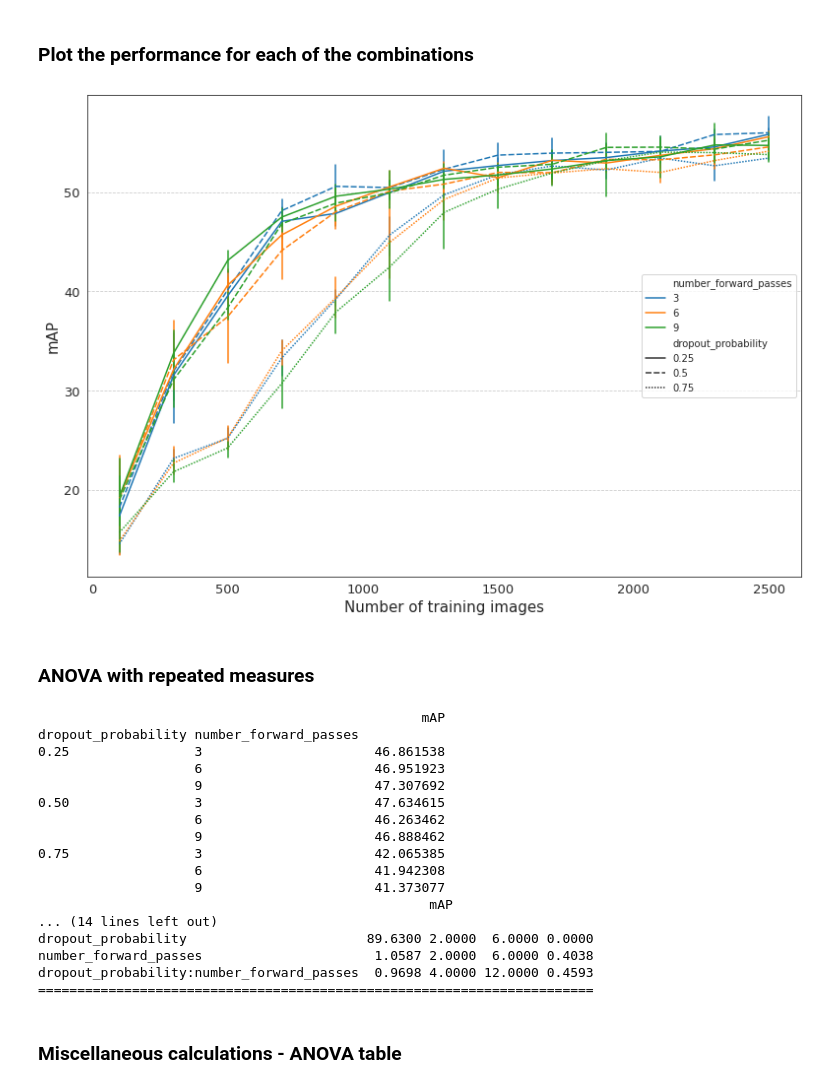
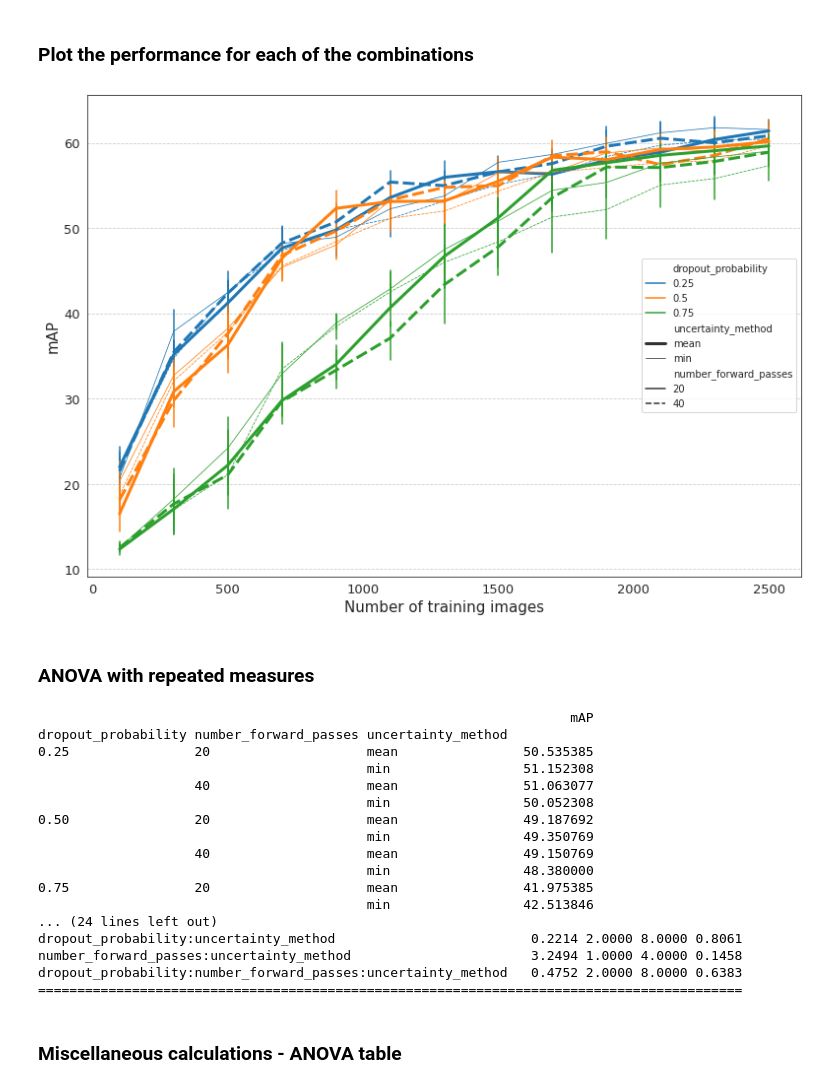
Before and after one commit to pieterblok/maskal, a Jupyter notebook: active_learning/utils/statistics_exp2.ipynb, the cells around one changed output. Drawn from its saved outputs; the diff is of its cells as text; code cells hidden in the pictures.

```diff
--- a/active_learning/utils/statistics_exp2.ipynb
+++ b/active_learning/utils/statistics_exp2.ipynb
@@ -90,22 +106,22 @@ for c in range(len(csv_files)):
 # %%
 font_size = 15
 digit_size = 13
 annot_size = 14
 
 sns.set_style("whitegrid")
 sns.set_style("white")
 f, ax = plt.subplots(figsize=(13, 9))
-# ax = sns.lineplot(x="number_images", y="mAP", hue="number_forward_passes", size="uncertainty_method", style="dropout_probability", err_style="bars", ci=95, data=df)
-ax = sns.lineplot(x="number_images", y="mAP", hue="number_forward_passes", style="dropout_probability", err_style="bars", ci=95, data=df, palette = "tab10")
+ax = sns.lineplot(x="number_images", y="mAP", style="number_forward_passes", size="uncertainty_method", hue="dropout_probability", err_style="bars", ci=95, data=df, palette = "tab10")
+#ax = sns.lineplot(x="number_images", y="mAP", hue="number_forward_passes", style="dropout_probability", err_style="bars", ci=95, data=df, palette = "tab10")
 ax.grid(which='major', axis='y', linestyle='--')
 ax.tick_params(labelrotation=0, labelsize=digit_size)
 
 plt.xlabel('Number of training images', fontsize=font_size)
 plt.ylabel('mAP', fontsize=font_size)
 plt.legend(loc='center right')
 plt.show()
 # %% [output]
-[figure, old version]
+[figure, new version]
 # %% [markdown]
 ### ANOVA with repeated measures
 # %%
@@ -116,37 +132,49 @@ plt.show()
 # aovrm = AnovaRM(data=df, depvar='mAP', subject='run', within=['unique_combination', 'number_images'])
 
 ## two-way ANOVA on the dropout_probability and the number_forward_passes with repeated measures on the runs
-mean = df.groupby(['dropout_probability', 'number_forward_passes']).mean()
-var = df.groupby(['dropout_probability', 'number_forward_passes']).var()
-aovrm = AnovaRM(data=df, depvar='mAP', subject='run', within=['dropout_probability', 'number_forward_passes'], aggregate_func='mean')
+# mean = df.groupby(['dropout_probability', 'number_forward_passes']).mean()
+# var = df.groupby(['dropout_probability', 'number_forward_passes']).var()
+# aovrm = AnovaRM(data=df, depvar='mAP', subject='run', within=['dropout_probability', 'number_forward_passes'], aggregate_func='mean')
 
 ## three-way ANOVA on the dropout_probability and the number_forward_passes with repeated measures on the runs
-# mean = df.groupby(['dropout_probability', 'number_forward_passes', 'number_images']).mean()
-# var = df.groupby(['dropout_probability', 'number_forward_passes', 'number_images']).var()
-# aovrm = AnovaRM(data=df, depvar='mAP', subject='run', within=['dropout_probability', 'number_forward_passes', 'number_images'])
+mean = df.groupby(['dropout_probability', 'number_forward_passes', 'uncertainty_method']).mean()
+var = df.groupby(['dropout_probability', 'number_forward_passes', 'uncertainty_method']).var()
+# mean1 = df.groupby(['dropout_probability']).mean()
+# mean2 = df.groupby(['number_forward_passes']).mean()
+# mean3 = df.groupby(['uncertainty_method']).mean()
+# var1 = df.groupby(['dropout_probability']).var()
+# var2 = df.groupby(['number_forward_passes']).var()
+# var3 = df.groupby(['uncertainty_method']).var()
+aovrm = AnovaRM(data=df, depvar='mAP', subject='run', within=['dropout_probability', 'number_forward_passes', 'uncertainty_method'], aggregate_func='mean')
 
 res = aovrm.fit()
 print(mean)
 print(var)
+# print(mean1)
+# print(mean2)
+# print(mean3)
+# print(var1)
+# print(var2)
+# print(var3)
 print(res)
 # %% [output]
-                                                 mAP
-dropout_probability number_forward_passes
-0.25                3                      46.861538
-                    6                      46.951923
-                    9                      47.307692
-0.50                3                      47.634615
-                    6                      46.263462
-                    9                      46.888462
-0.75                3                      42.065385
-                    6                      41.942308
-                    9                      41.373077
-                                                  mAP
-... (14 lines left out)
-dropout_probability                       89.6300 2.0000  6.0000 0.0000
-number_forward_passes                      1.0587 2.0000  6.0000 0.4038
-dropout_probability:number_forward_passes  0.9698 4.0000 12.0000 0.4593
-=======================================================================
+                                                                    mAP
+dropout_probability number_forward_passes uncertainty_method
+0.25                20                    mean                50.535385
+                                          min                 51.152308
+                    40                    mean                51.063077
+                                          min                 50.052308
+0.50                20                    mean                49.187692
+                                          min                 49.350769
+                    40                    mean                49.150769
+                                          min                 48.380000
+0.75                20                    mean                41.975385
+                                          min                 42.513846
+... (24 lines left out)
+dropout_probability:uncertainty_method                         0.2214 2.0000 8.0000 0.8061
+number_forward_passes:uncertainty_method                       3.2494 1.0000 4.0000 0.1458
+dropout_probability:number_forward_passes:uncertainty_method   0.4752 2.0000 8.0000 0.6383
+==========================================================================================
 # %% [markdown]
 ### Miscellaneous calculations - ANOVA table
 # %%
```
Also changed, not shown: parts of 1 cell of this notebook.
